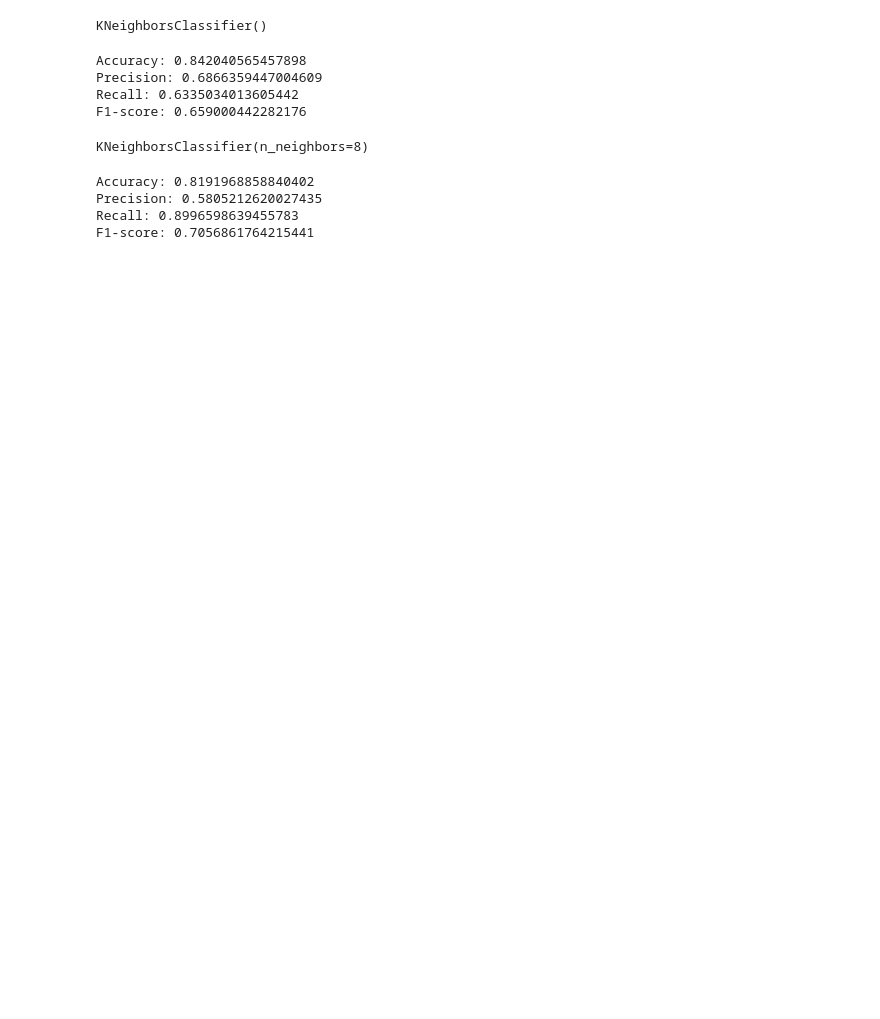
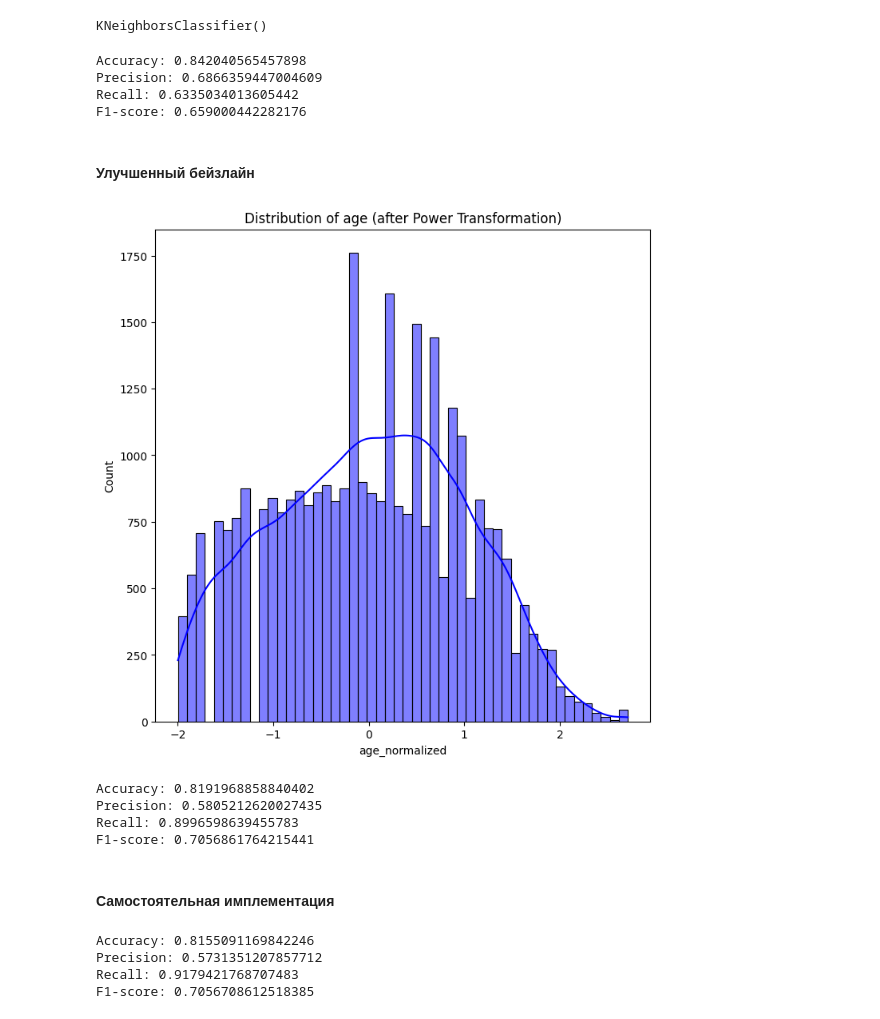
Before and after one commit to Unknown-reader/MK_multimedia, a Jupyter notebook: lab 1-5.ipynb, the cells around one changed output. Saved outputs shown, nothing was run; the diff lists cells and outputs as text; code cells hidden in the pictures; blank space fills up the shorter version.

```diff
--- a/lab 1-5.ipynb
+++ b/lab 1-5.ipynb
@@ -221,5 +211,2 @@ X_train_enn, X_test_enn, y_train_enn, y_test_enn = train_test_split(X_resampled_
-# %%
-knn_class = KNeighborsClassifier(n_neighbors=8)
-knn_class.fit(X_train_enn, y_train_enn)
-# %% [output]
-KNeighborsClassifier(n_neighbors=8)
+# %% [markdown]
+#### Улучшенный бейзлайн
@@ -226,3 +233,10 @@ KNeighborsClassifier(n_neighbors=8)
+# %%
+plt.figure(figsize=(8, 8))
+sns.histplot(salary_df['age_normalized'], kde=True, color='blue', alpha=0.5)
+plt.title("Distribution of age (after Power Transformation)")
+plt.show()
+# %% [output]
+[figure, added]
 # %%
 y_get = knn_class.predict(X_test)
 print(f"Accuracy: {accuracy_score(y_test, y_get)}")
@@ -248,0 +251,51 @@ plt.show()
+# %% [markdown]
+#### Самостоятельная имплементация
+# %%
+def euclidean_distance(x1, x2):
+    return np.sqrt(np.sum((x1 - x2) ** 2))
+
+class KNN:
+    def __init__(self, k=3):
+        self.k = k
+
+    # Метод для расчета евклидова расстояния
+    def euclidean_distance(self, point1, point2):
+        return np.sqrt(np.sum((point1 - point2) ** 2))
+
+    # Метод для подбора ближайших соседей
+    def get_neighbors(self, X_train, X_test_point):
+        distances = np.array([self.euclidean_distance(X_test_point, train_point) for train_point in X_train])
+        sorted_idx = np.argsort(distances)
+        return sorted_idx[:self.k]
+
+    # Метод для обучения модели (не требуется для KNN, так как это ленивый алгоритм)
+    def fit(self, X_train, y_train):
+        self.X_train = X_train
+        self.y_train = y_train
+
+    # Метод для предсказания метки для одного тестового примера
+    def predict_one(self, X_test_point):
+        neighbors_idx = self.get_neighbors(self.X_train, X_test_point)
+        neighbors_labels = self.y_train[neighbors_idx]
+        most_common = Counter(neighbors_labels).most_common(1)
+        return most_common[0][0]
+
+    # Метод для предсказания всех тестовых данных
+    def predict(self, X_test):
+        return np.array([self.predict_one(test_point) for test_point in X_test])
+
+
+knn = KNN(k=8)
+knn.fit(X_train_enn, y_train_enn)
+
+y_pred = knn.predict(X_test)
+
+print(f"Accuracy: {accuracy_score(y_test, y_pred)}")
+print(f"Precision: {precision_score(y_test, y_pred)}")
+print(f"Recall: {recall_score(y_test, y_pred)}")
+print(f"F1-score: {f1_score(y_test, y_pred)}")
+# %% [output]
+Accuracy: 0.8155091169842246
+Precision: 0.5731351207857712
+Recall: 0.9179421768707483
+F1-score: 0.7056708612518385
```
Also changed, not shown: parts of 9 cells of this notebook, 1 other file.
